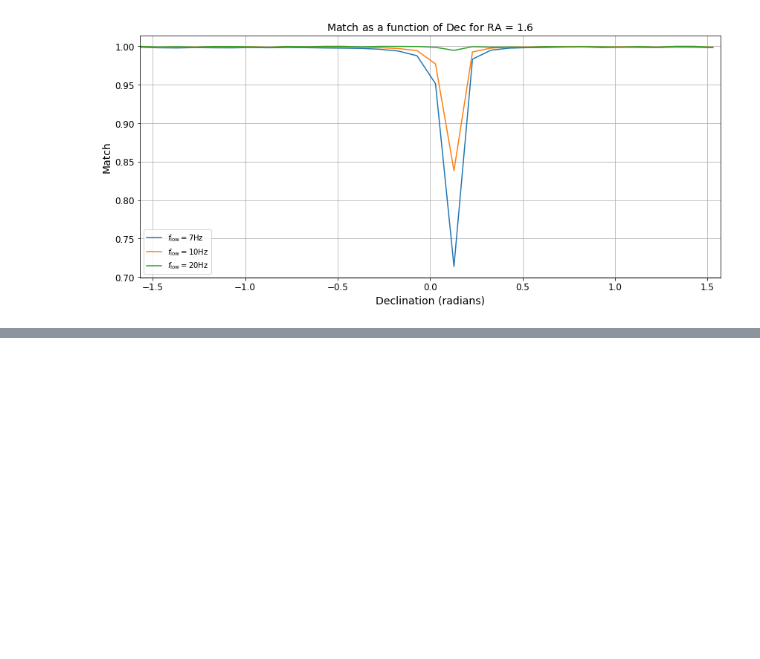
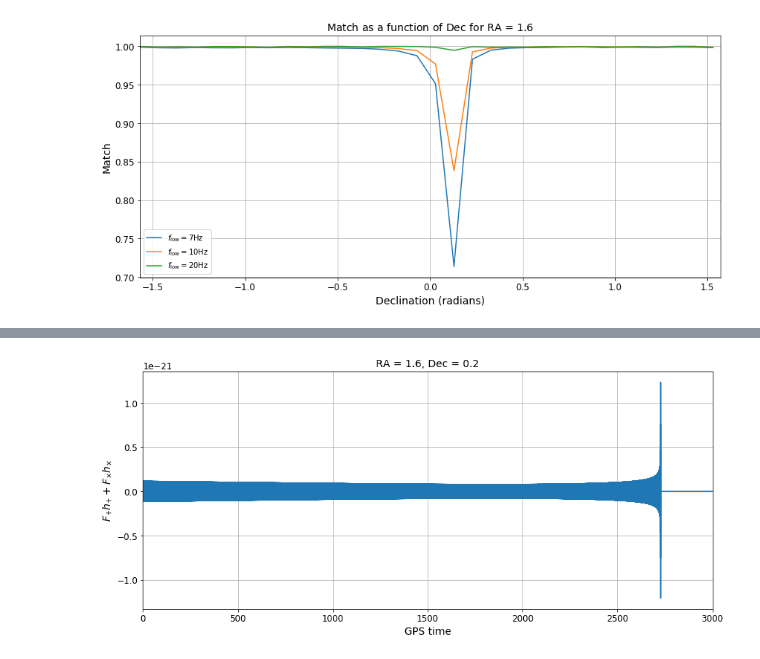
Before and after one commit to cosmic-explorer/ce-computing, a Jupyter notebook: CBC_Search_Cost.ipynb, the cells around one changed output, grey strips where cells are left out. Cells and saved outputs as stored; diff of their text form; code cells hidden in the pictures; blank space fills up the shorter version.

```diff
--- a/CBC_Search_Cost.ipynb
+++ b/CBC_Search_Cost.ipynb
@@ -384,0 +391,4 @@ plt.show()
+# %%
+ra = 1.6
+dec = 0.2
+h_b = d.project_wave(hp, hc, ra, dec, pol)
@@ -384,0 +432,3 @@ plt.show()
+# %%
+ra = 1.6
+dec = 0.2
@@ -384,0 +439,13 @@ plt.show()
+# %%
+fig = plt.figure()
+fig.patch.set_facecolor('white')
+h_b.start_time = 0
+plt.plot(h_b.sample_times,h_b)
+plt.xlabel("GPS time")
+plt.ylabel(r"$F_{+}h_{+} + F_{\times}h_{\times}$")
+plt.title("RA = {}, Dec = {}".format(ra,dec))
+plt.xlim([0,3000])
+gc.collect()
+plt.show()
+# %% [output]
+[figure, added]
```
Also changed, not shown: parts of 16 cells of this notebook.
